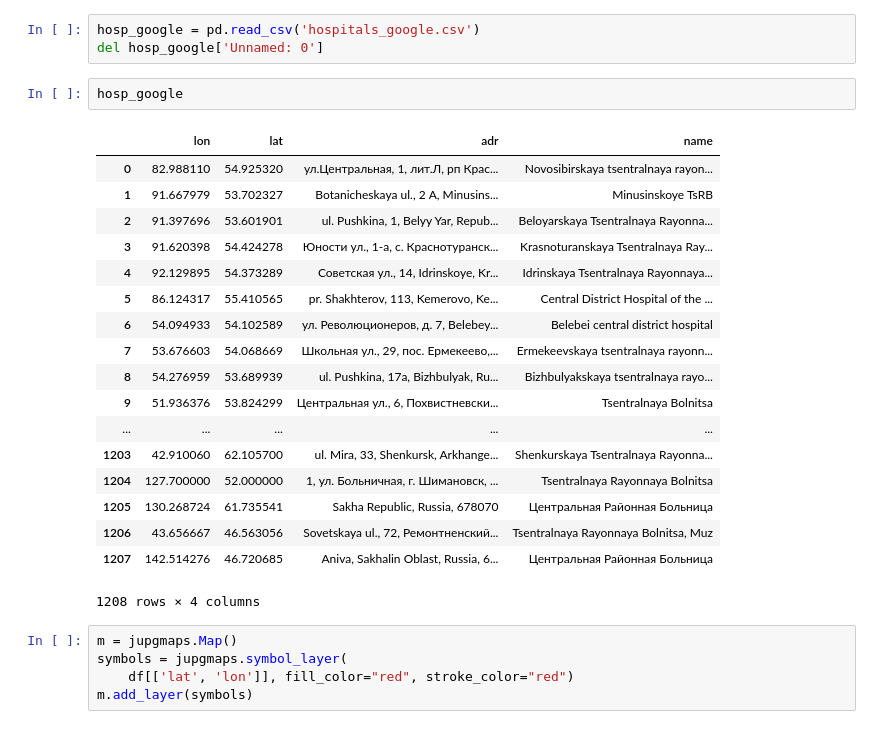
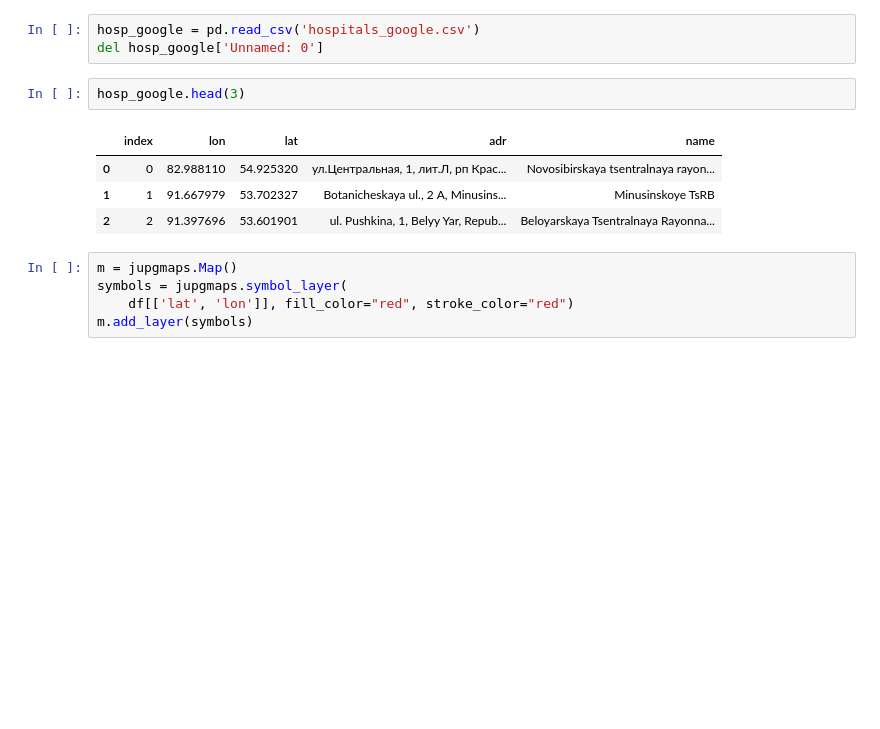
Before and after one commit to zhukov-msu/helicopters, a Jupyter notebook: heli_data_explore.ipynb, the cells around one changed output. Drawn from its saved outputs; the diff is of its cells as text; blank space fills up the shorter version.

```diff
--- a/heli_data_explore.ipynb
+++ b/heli_data_explore.ipynb
@@ -180,26 +180,12 @@ hospitals[hospitals['id_google']>=0][['Наименование организа
 hosp_google = pd.read_csv('hospitals_google.csv')
 del hosp_google['Unnamed: 0']
 # %%
-hosp_google
+hosp_google.head(3)
 # %% [output]
-|  | lon | lat | adr | name |
-| 0 | 82.988110 | 54.925320 | ул.Центральная, 1, лит.Л, рп Крас... | Novosibirskaya tsentralnaya rayon... |
-| 1 | 91.667979 | 53.702327 | Botanicheskaya ul., 2 А, Minusins... | Minusinskoye TsRB |
-| 2 | 91.397696 | 53.601901 | ul. Pushkina, 1, Belyy Yar, Repub... | Beloyarskaya Tsentralnaya Rayonna... |
-| 3 | 91.620398 | 54.424278 | Юности ул., 1-а, с. Краснотуранск... | Krasnoturanskaya Tsentralnaya Ray... |
-| 4 | 92.129895 | 54.373289 | Советская ул., 14, Idrinskoye, Kr... | Idrinskaya Tsentralnaya Rayonnaya... |
-| 5 | 86.124317 | 55.410565 | pr. Shakhterov, 113, Kemerovo, Ke... | Central District Hospital of the ... |
-| 6 | 54.094933 | 54.102589 | ул. Революционеров, д. 7, Belebey... | Belebei central district hospital |
-| 7 | 53.676603 | 54.068669 | Школьная ул., 29, пос. Ермекеево,... | Ermekeevskaya tsentralnaya rayonn... |
-| 8 | 54.276959 | 53.689939 | ul. Pushkina, 17a, Bizhbulyak, Ru... | Bizhbulyakskaya tsentralnaya rayo... |
-| 9 | 51.936376 | 53.824299 | Центральная ул., 6, Похвистневски... | Tsentralnaya Bolnitsa |
-| ... | ... | ... | ... | ... |
-| 1203 | 42.910060 | 62.105700 | ul. Mira, 33, Shenkursk, Arkhange... | Shenkurskaya Tsentralnaya Rayonna... |
-| 1204 | 127.700000 | 52.000000 | 1, ул. Больничная, г. Шимановск, ... | Tsentralnaya Rayonnaya Bolnitsa |
-| 1205 | 130.268724 | 61.735541 | Sakha Republic, Russia, 678070 | Центральная Районная Больница |
-| 1206 | 43.656667 | 46.563056 | Sovetskaya ul., 72, Ремонтненский... | Tsentralnaya Rayonnaya Bolnitsa, Muz |
-| 1207 | 142.514276 | 46.720685 | Aniva, Sakhalin Oblast, Russia, 6... | Центральная Районная Больница |
+|  | index | lon | lat | adr | name |
+| 0 | 0 | 82.988110 | 54.925320 | ул.Центральная, 1, лит.Л, рп Крас... | Novosibirskaya tsentralnaya rayon... |
+| 1 | 1 | 91.667979 | 53.702327 | Botanicheskaya ul., 2 А, Minusins... | Minusinskoye TsRB |
+| 2 | 2 | 91.397696 | 53.601901 | ul. Pushkina, 1, Belyy Yar, Repub... | Beloyarskaya Tsentralnaya Rayonna... |
-1208 rows × 4 columns
 # %%
 m = jupgmaps.Map()
 symbols = jupgmaps.symbol_layer(
```
Also changed, not shown: parts of 11 cells of this notebook, 2 other files.
